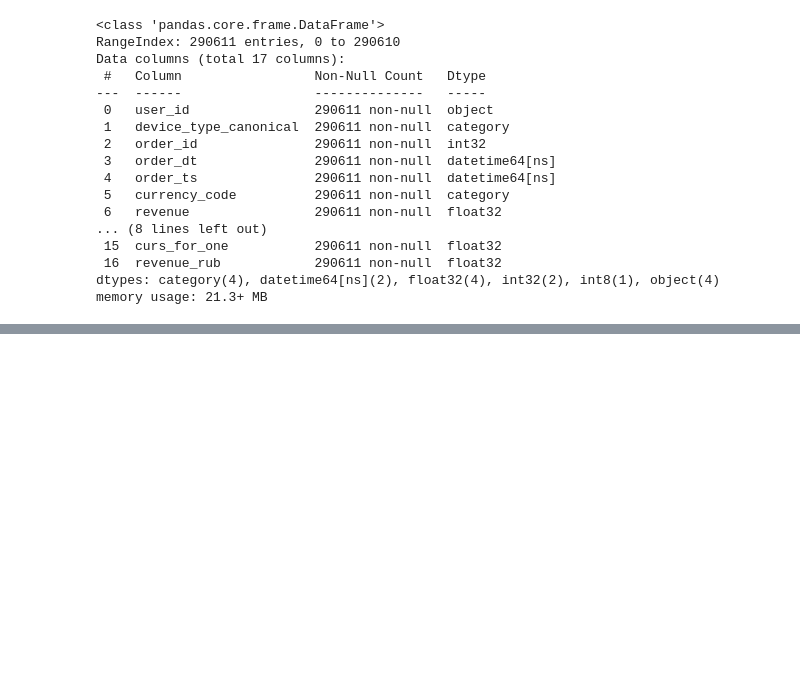
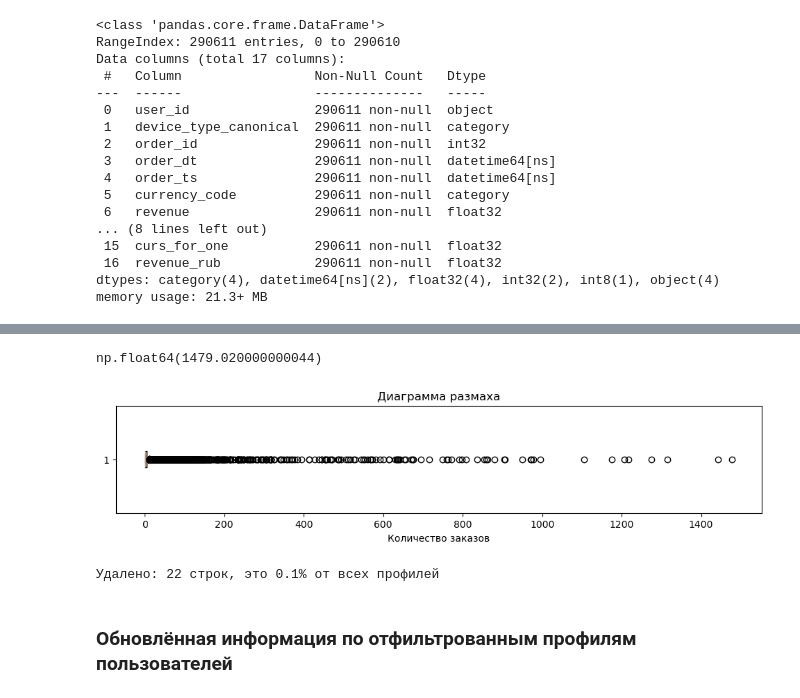
Before and after one commit to litwinowww/ya-afisha-loyalty, a Jupyter notebook: ya_afisha_loyalty.ipynb, the cells around one changed output, grey strips where cells are left out. Drawn from its saved outputs; the diff is of its cells as text; code cells hidden in the pictures; blank space fills up the shorter version.

```diff
--- a/ya_afisha_loyalty.ipynb
+++ b/ya_afisha_loyalty.ipynb
@@ -402,0 +655,31 @@ memory usage: 21.3+ MB
+# %%
+# посмотрим значение 99.9 процентиля данных по заказам
+
+p999 = user_profiles['total_orders'].quantile(0.999)
+p999
+# %% [output]
+np.float64(1479.020000000044)
+# %%
+# близко к моей логике - по нему и отфильтруем аномалии
+
+user_profiles_filter = user_profiles[user_profiles['total_orders'] <= p999]
+# %%
+# посмотрим новое разпределение
+
+plt.figure(figsize=(12, 2))
+plt.boxplot(user_profiles_filter['total_orders'], vert=False)
+plt.title('Диаграмма размаха')
+plt.xlabel('Количество заказов')
+plt.show()
+# %% [output]
+[figure, added]
+# %%
+# посчитаем потерянные данные
+
+remove_profiles = len(user_profiles) - len(user_profiles_filter)
+share_remove_profiles = remove_profiles / len(user_profiles)
+print(f"Удалено: {remove_profiles} строк, это {round(share_remove_profiles*100, 2)}% от всех профилей")
+# %% [output]
+Удалено: 22 строк, это 0.1% от всех профилей
+# %% [markdown]
+### Обновлённая информация по отфильтрованным профилям пользователей
```
Also changed, not shown: parts of 33 cells of this notebook.
